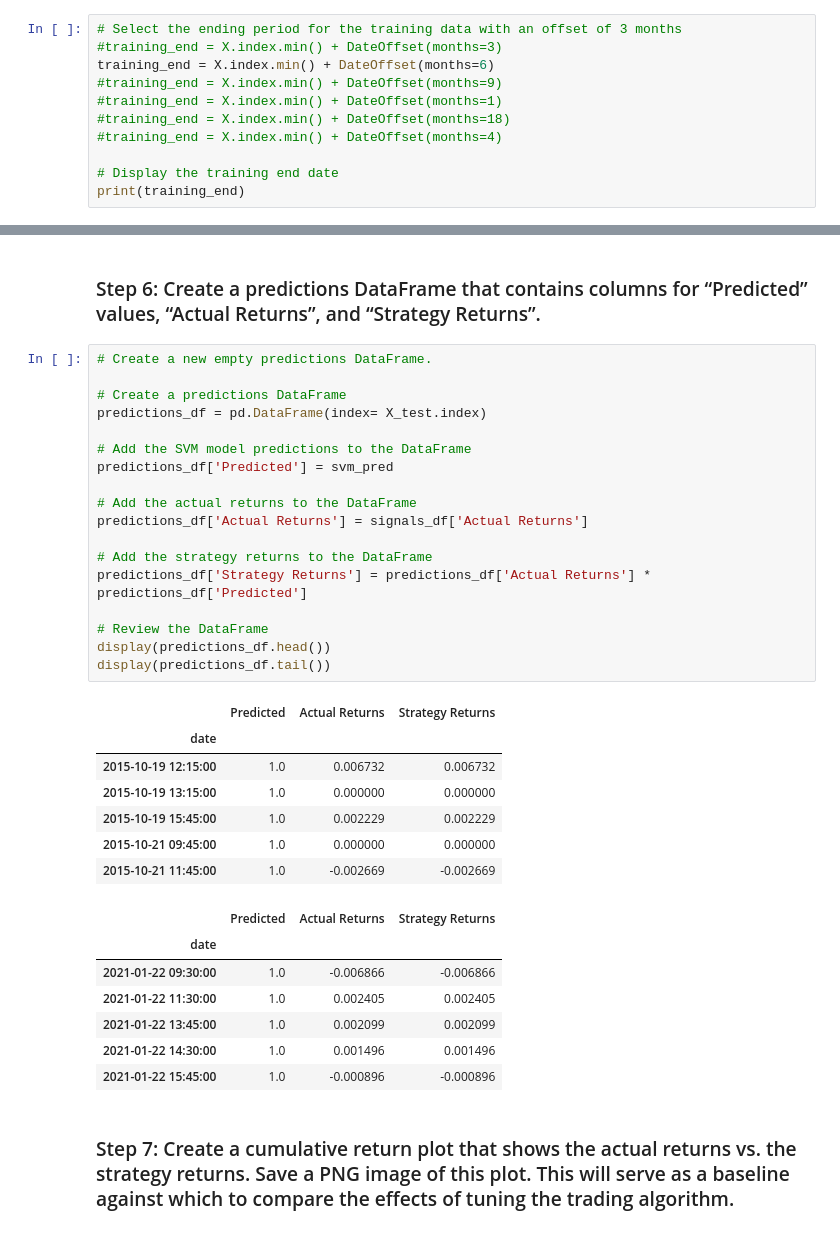
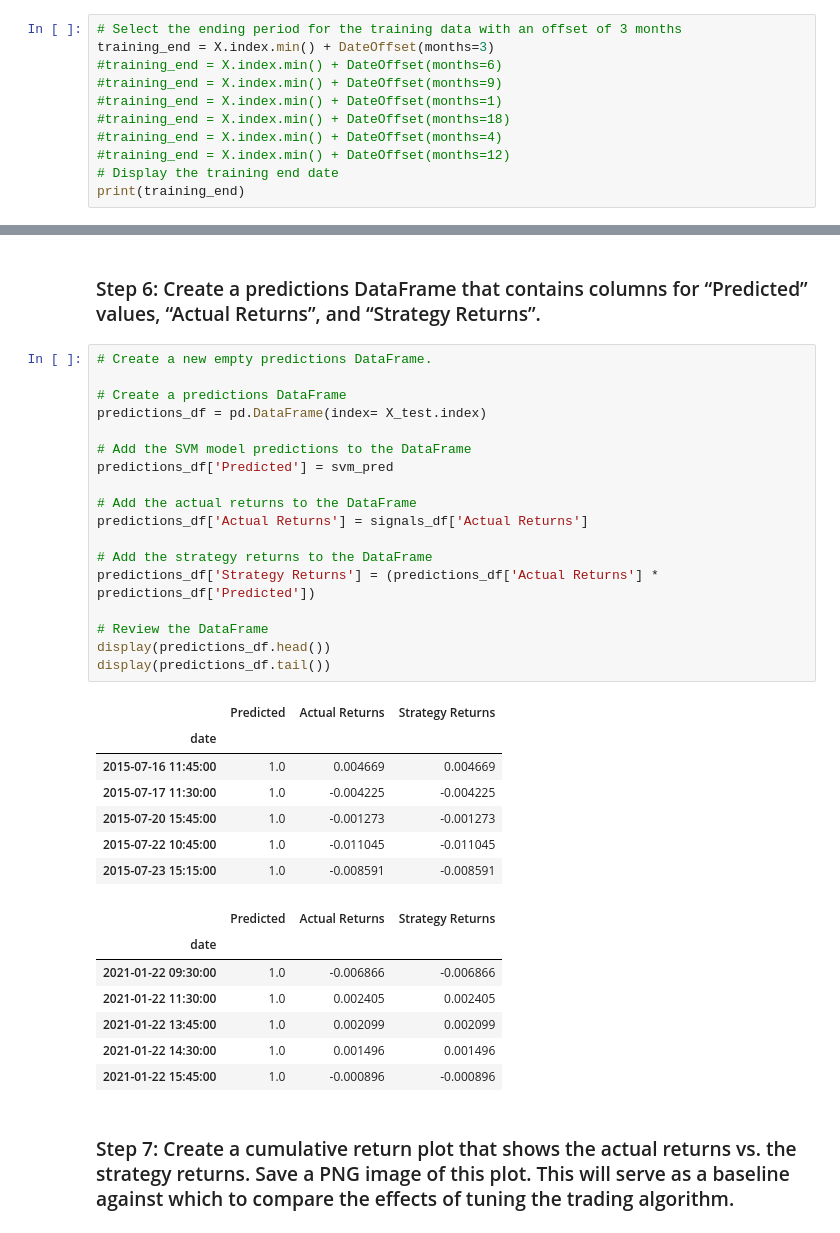
Before and after one commit to stefimaz/Fintech_Database, a Jupyter notebook: C14_Algorithmic_trading/testing_file.ipynb, the cells around one changed output, grey strips where cells are left out. Cells and saved outputs as stored; diff of their text form.

```diff
--- a/C14_Algorithmic_trading/testing_file.ipynb
+++ b/C14_Algorithmic_trading/testing_file.ipynb
@@ -264,13 +264,13 @@ print(training_begin)
 2015-04-15 15:00:00
 # %%
 # Select the ending period for the training data with an offset of 3 months
-#training_end = X.index.min() + DateOffset(months=3)
-training_end = X.index.min() + DateOffset(months=6)
+training_end = X.index.min() + DateOffset(months=3)
+#training_end = X.index.min() + DateOffset(months=6)
 #training_end = X.index.min() + DateOffset(months=9)
 #training_end = X.index.min() + DateOffset(months=1)
 #training_end = X.index.min() + DateOffset(months=18)
 #training_end = X.index.min() + DateOffset(months=4)
-
+#training_end = X.index.min() + DateOffset(months=12)
 # Display the training end date
 print(training_end)
 # %% [output]
@@ -355,29 +355,29 @@ weighted avg       0.51      0.56      0.43      3911
 # %%
 # Create a new empty predictions DataFrame.
 
 # Create a predictions DataFrame
 predictions_df = pd.DataFrame(index= X_test.index)
 
 # Add the SVM model predictions to the DataFrame
 predictions_df['Predicted'] = svm_pred
 
 # Add the actual returns to the DataFrame
 predictions_df['Actual Returns'] = signals_df['Actual Returns']
 
 # Add the strategy returns to the DataFrame
-predictions_df['Strategy Returns'] = predictions_df['Actual Returns'] * predictions_df['Predicted']
+predictions_df['Strategy Returns'] = (predictions_df['Actual Returns'] * predictions_df['Predicted'])
 
 # Review the DataFrame
 display(predictions_df.head())
 display(predictions_df.tail())
 # %% [output]
 |  | Predicted | Actual Returns | Strategy Returns |
 | date |  |  |  |
-| 2015-10-19 12:15:00 | 1.0 | 0.006732 | 0.006732 |
-| 2015-10-19 13:15:00 | 1.0 | 0.000000 | 0.000000 |
-| 2015-10-19 15:45:00 | 1.0 | 0.002229 | 0.002229 |
-| 2015-10-21 09:45:00 | 1.0 | 0.000000 | 0.000000 |
-| 2015-10-21 11:45:00 | 1.0 | -0.002669 | -0.002669 |
+| 2015-07-16 11:45:00 | 1.0 | 0.004669 | 0.004669 |
+| 2015-07-17 11:30:00 | 1.0 | -0.004225 | -0.004225 |
+| 2015-07-20 15:45:00 | 1.0 | -0.001273 | -0.001273 |
+| 2015-07-22 10:45:00 | 1.0 | -0.011045 | -0.011045 |
+| 2015-07-23 15:15:00 | 1.0 | -0.008591 | -0.008591 |
 |  | Predicted | Actual Returns | Strategy Returns |
 | date |  |  |  |
 | 2021-01-22 09:30:00 | 1.0 | -0.006866 | -0.006866 |
```
Also changed, not shown: parts of 9 cells of this notebook, 5 other files.
